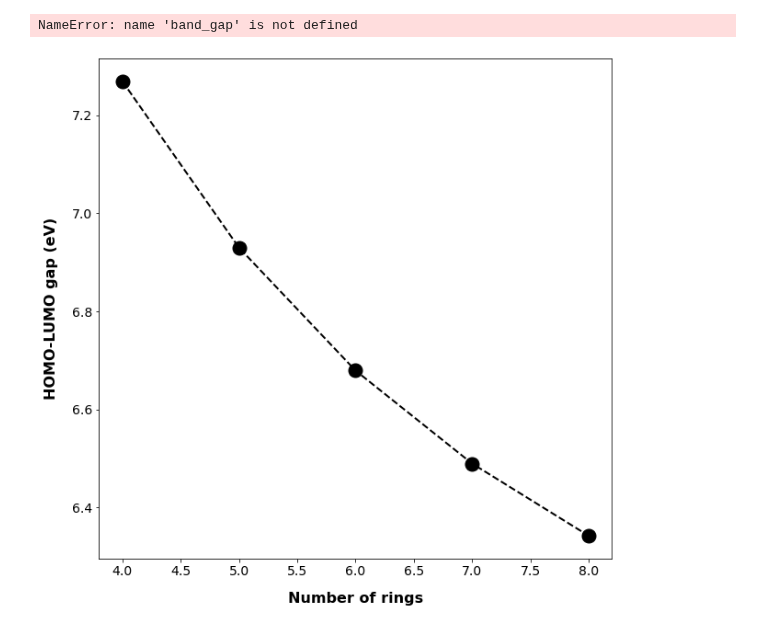
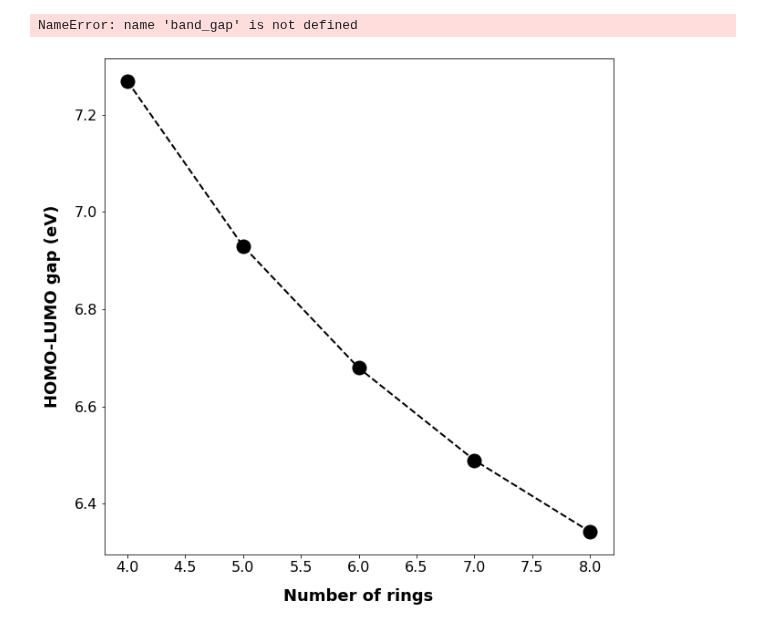
Before and after one commit to JimmyRushing/thesis, a Jupyter notebook: notebooks/fused-experiment.ipynb, the cells around one changed output. Saved outputs shown, nothing was run; the diff lists cells and outputs as text; code cells hidden in the pictures.

Commit message:
edits and made fused ring figure font bigger so I could shrink the fiigure in text

```diff
--- a/notebooks/fused-experiment.ipynb
+++ b/notebooks/fused-experiment.ipynb
@@ -579,7 +579,7 @@ smiles_list
  'S1C=CC2=C1C3=C(S2)C4=C(S3)C5=C(S4)C6=C(S5)C7=C(S6)C=CS7',
  'S1C=CC2=C1C3=C(S2)C4=C(S3)C5=C(S4)C6=C(S5)C7=C(S6)C8=C(S7)C=CS8']
 # %%
-wjhomo_lumos = []
+homo_lumos = []
 
 for i, fused_smiles in enumerate(smiles_list):
 
@@ -677,16 +677,16 @@ NameError: name 'band_gap' is not defined
 # %%
 y = band_gap[3:8]
 x = [4,5,6,7,8]
 
 fig = plt.figure(figsize = (10, 10))
 ax = plt.axes()
-plt.xticks(fontsize=14)
-plt.yticks(fontsize=14)
-ax.set_xlabel('Number of rings',fontdict=dict(weight='bold'),labelpad = 15, fontsize = 16)
-ax.set_ylabel('HOMO-LUMO gap (eV)',fontdict=dict(weight='bold'), labelpad = 15, fontsize = 16)
+plt.xticks(fontsize=16)
+plt.yticks(fontsize=16)
+ax.set_xlabel('Number of rings',fontdict=dict(weight='bold'),labelpad = 15, fontsize = 18)
+ax.set_ylabel('HOMO-LUMO gap (eV)',fontdict=dict(weight='bold'), labelpad = 15, fontsize = 18)
 
 #ax.set_title('Thiophene Transfer Integrals')
 p = ax.plot(x, y,'o', color = 'black',linestyle='--', linewidth=2, markersize = 15);
 fig.savefig('fused-ring-homolumo.png', facecolor = "white", dpi = 300)
 # %% [output]
-[figure, old version]
+[figure, new version]
```
Also changed, not shown: 2 other files.
